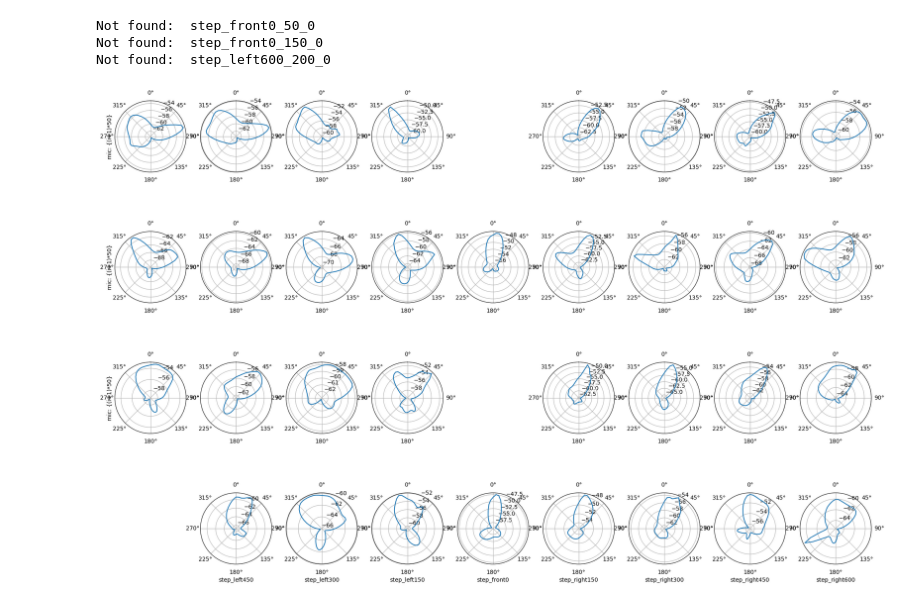
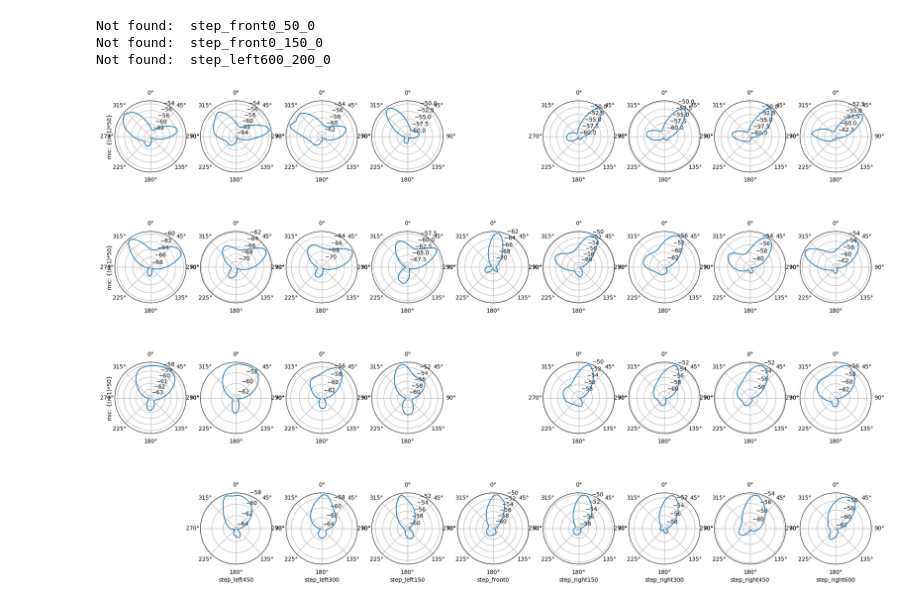
Before and after one commit to koki-ns/audioprocessing, a Jupyter notebook: loc_algo/MUSIC_circle.ipynb, the cells around one changed output. Drawn from its saved outputs; the diff is of its cells as text; code cells hidden in the pictures.

```diff
--- a/loc_algo/MUSIC_circle.ipynb
+++ b/loc_algo/MUSIC_circle.ipynb
@@ -186,32 +186,34 @@ plt.figure(figsize=(24, 16))
 
 row_count = file_list_path.shape[0]
 col_count = file_list_path.shape[1]
 
 start_angle = -180
 end_angle = 180
+t_left_sec = 15
+t_right_sec = 26
 theta = np.linspace(start_angle, end_angle, num=((end_angle - start_angle) // 5) + 1)
 theta = np.deg2rad(theta)
 
 for i in range(row_count):
     for j, file_name in enumerate(file_list_path[i]):
         try:
             P_MU = MUSIC(
-                file_name, t_left_sec=9, t_right_sec=12, start_angle=-180, end_angle=180
+                file_name, t_left_sec=t_left_sec, t_right_sec=t_right_sec, start_angle=-180, end_angle=180
             )
             ax = plt.subplot(
                 row_count, col_count, (col_count) * i + j + 1, projection="polar"
             )
             ax.plot(theta, P_MU)
             ax.set_theta_zero_location("N")
             ax.set_theta_direction(-1)
             if j == 0:
                 ax.set_ylabel("mic: {(i+1)*50}")
             if i == row_count - 1:
                 ax.set_xlabel(string_list[j])
         except FileNotFoundError:
             print("Not found: ", file_list[i, j])
 # %% [output]
 Not found:  step_front0_50_0
 Not found:  step_front0_150_0
 Not found:  step_left600_200_0
-[figure, old version]
+[figure, new version]
```
Also changed, not shown: parts of 5 cells of this notebook, 7 other files.
